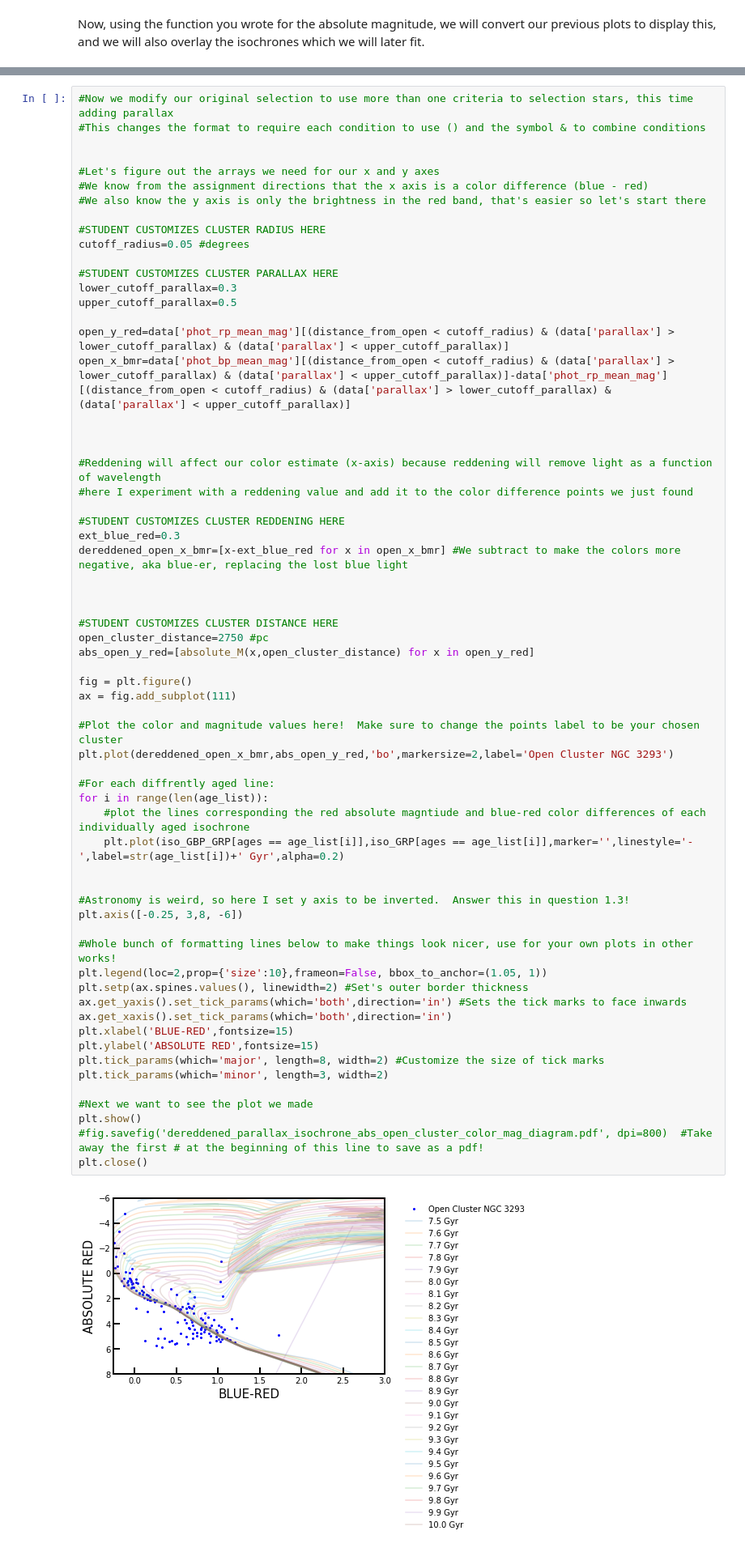
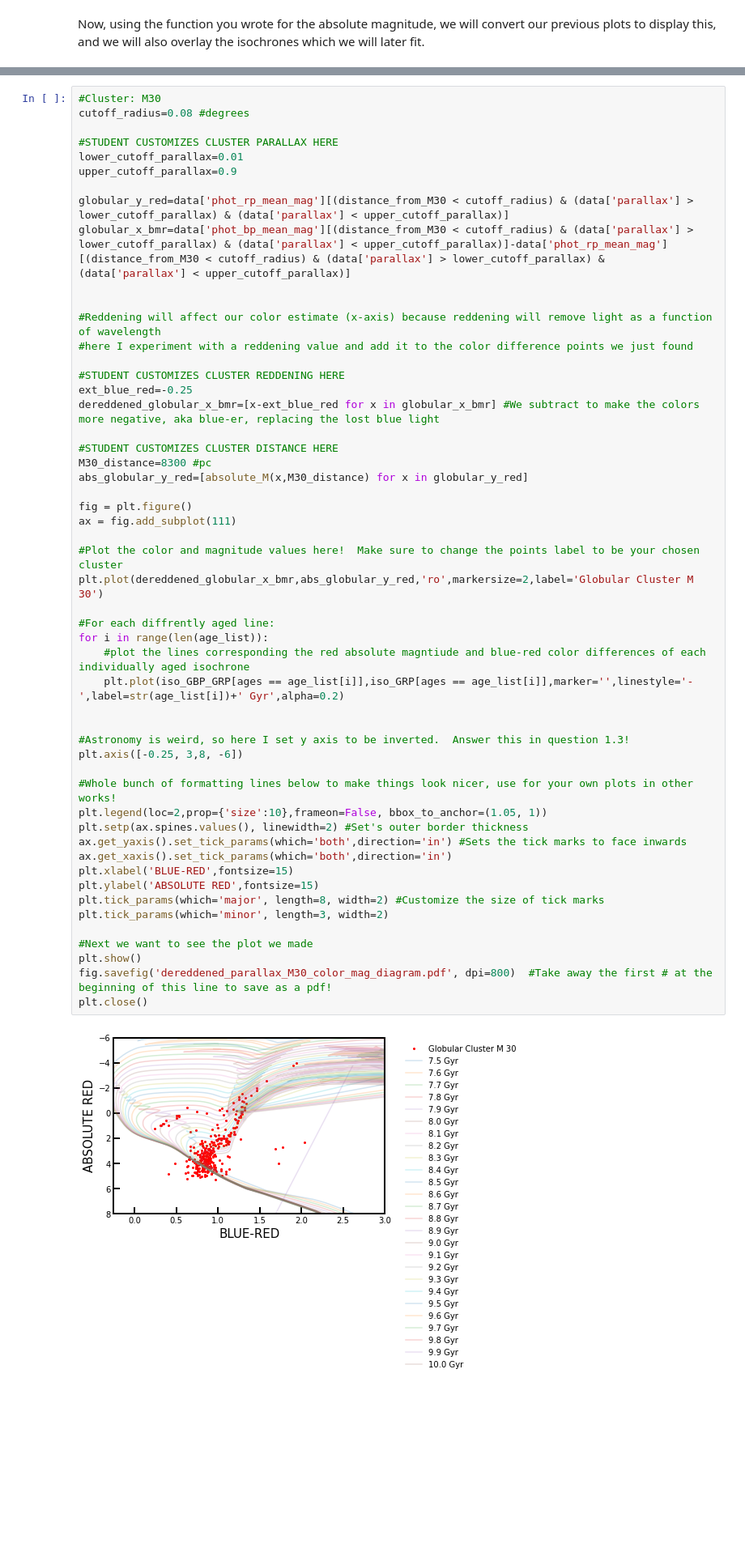
Before and after one commit to vvildfire/ASTR-591-Age-of-Clusters, a Jupyter notebook: Age of Clusters-Final-2021.ipynb, the cells around one changed output, grey strips where cells are left out. Shown at 81% size. Cells and saved outputs as stored; diff of their text form; blank space fills up the shorter version.

```diff
--- a/Age of Clusters-Final-2021.ipynb
+++ b/Age of Clusters-Final-2021.ipynb
@@ -849,68 +914,57 @@ plt.close()
 # %%
-#Now we modify our original selection to use more than one criteria to selection stars, this time adding parallax
-#This changes the format to require each condition to use () and the symbol & to combine conditions
-
-
-#Let's figure out the arrays we need for our x and y axes
-#We know from the assignment directions that the x axis is a color difference (blue - red)
-#We also know the y axis is only the brightness in the red band, that's easier so let's start there
-
-#STUDENT CUSTOMIZES CLUSTER RADIUS HERE
-cutoff_radius=0.05 #degrees
+#Cluster: M30
+cutoff_radius=0.08 #degrees
 
 #STUDENT CUSTOMIZES CLUSTER PARALLAX HERE
-lower_cutoff_parallax=0.3
-upper_cutoff_parallax=0.5
+lower_cutoff_parallax=0.01
+upper_cutoff_parallax=0.9
 
-open_y_red=data['phot_rp_mean_mag'][(distance_from_open < cutoff_radius) & (data['parallax'] > lower_cutoff_parallax) & (data['parallax'] < upper_cutoff_parallax)]
-open_x_bmr=data['phot_bp_mean_mag'][(distance_from_open < cutoff_radius) & (data['parallax'] > lower_cutoff_parallax) & (data['parallax'] < upper_cutoff_parallax)]-data['phot_rp_mean_mag'][(distance_from_open < cutoff_radius) & (data['parallax'] > lower_cutoff_parallax) & (data['parallax'] < upper_cutoff_parallax)]
-
+globular_y_red=data['phot_rp_mean_mag'][(distance_from_M30 < cutoff_radius) & (data['parallax'] > lower_cutoff_parallax) & (data['parallax'] < upper_cutoff_parallax)]
+globular_x_bmr=data['phot_bp_mean_mag'][(distance_from_M30 < cutoff_radius) & (data['parallax'] > lower_cutoff_parallax) & (data['parallax'] < upper_cutoff_parallax)]-data['phot_rp_mean_mag'][(distance_from_M30 < cutoff_radius) & (data['parallax'] > lower_cutoff_parallax) & (data['parallax'] < upper_cutoff_parallax)]
 
 
 #Reddening will affect our color estimate (x-axis) because reddening will remove light as a function of wavelength
 #here I experiment with a reddening value and add it to the color difference points we just found
 
 #STUDENT CUSTOMIZES CLUSTER REDDENING HERE
-ext_blue_red=0.3
-dereddened_open_x_bmr=[x-ext_blue_red for x in open_x_bmr] #We subtract to make the colors more negative, aka blue-er, replacing the lost blue light
-
-
+ext_blue_red=-0.25
+dereddened_globular_x_bmr=[x-ext_blue_red for x in globular_x_bmr] #We subtract to make the colors more negative, aka blue-er, replacing the lost blue light
 
 #STUDENT CUSTOMIZES CLUSTER DISTANCE HERE
-open_cluster_distance=2750 #pc
-abs_open_y_red=[absolute_M(x,open_cluster_distance) for x in open_y_red]
+M30_distance=8300 #pc
+abs_globular_y_red=[absolute_M(x,M30_distance) for x in globular_y_red]
 
 fig = plt.figure()
 ax = fig.add_subplot(111)
 
 #Plot the color and magnitude values here!  Make sure to change the points label to be your chosen cluster
-plt.plot(dereddened_open_x_bmr,abs_open_y_red,'bo',markersize=2,label='Open Cluster NGC 3293')
+plt.plot(dereddened_globular_x_bmr,abs_globular_y_red,'ro',markersize=2,label='Globular Cluster M 30')
 
 #For each diffrently aged line:
 for i in range(len(age_list)):
     #plot the lines corresponding the red absolute magntiude and blue-red color differences of each individually aged isochrone
     plt.plot(iso_GBP_GRP[ages == age_list[i]],iso_GRP[ages == age_list[i]],marker='',linestyle='-',label=str(age_list[i])+' Gyr',alpha=0.2)
 
 
 #Astronomy is weird, so here I set y axis to be inverted.  Answer this in question 1.3!
 plt.axis([-0.25, 3,8, -6])
 
 #Whole bunch of formatting lines below to make things look nicer, use for your own plots in other works!
 plt.legend(loc=2,prop={'size':10},frameon=False, bbox_to_anchor=(1.05, 1))
 plt.setp(ax.spines.values(), linewidth=2) #Set's outer border thickness
 ax.get_yaxis().set_tick_params(which='both',direction='in') #Sets the tick marks to face inwards
 ax.get_xaxis().set_tick_params(which='both',direction='in')
 plt.xlabel('BLUE-RED',fontsize=15)
 plt.ylabel('ABSOLUTE RED',fontsize=15)
 plt.tick_params(which='major', length=8, width=2) #Customize the size of tick marks
 plt.tick_params(which='minor', length=3, width=2)
 
 #Next we want to see the plot we made
 plt.show()
-#fig.savefig('dereddened_parallax_isochrone_abs_open_cluster_color_mag_diagram.pdf', dpi=800)  #Take away the first # at the beginning of this line to save as a pdf!
+fig.savefig('dereddened_parallax_M30_color_mag_diagram.pdf', dpi=800)  #Take away the first # at the beginning of this line to save as a pdf!
 plt.close()
 # %% [output]
-[figure, old version]
+[figure, new version]
 # %% [markdown]
 <h3> Final Plots </h3>
 <p1>Now you will make your final plots which will contain only the best-fit isochrone that you choose.</p1>
```
Also changed, not shown: parts of 17 cells of this notebook, 19 other files.
